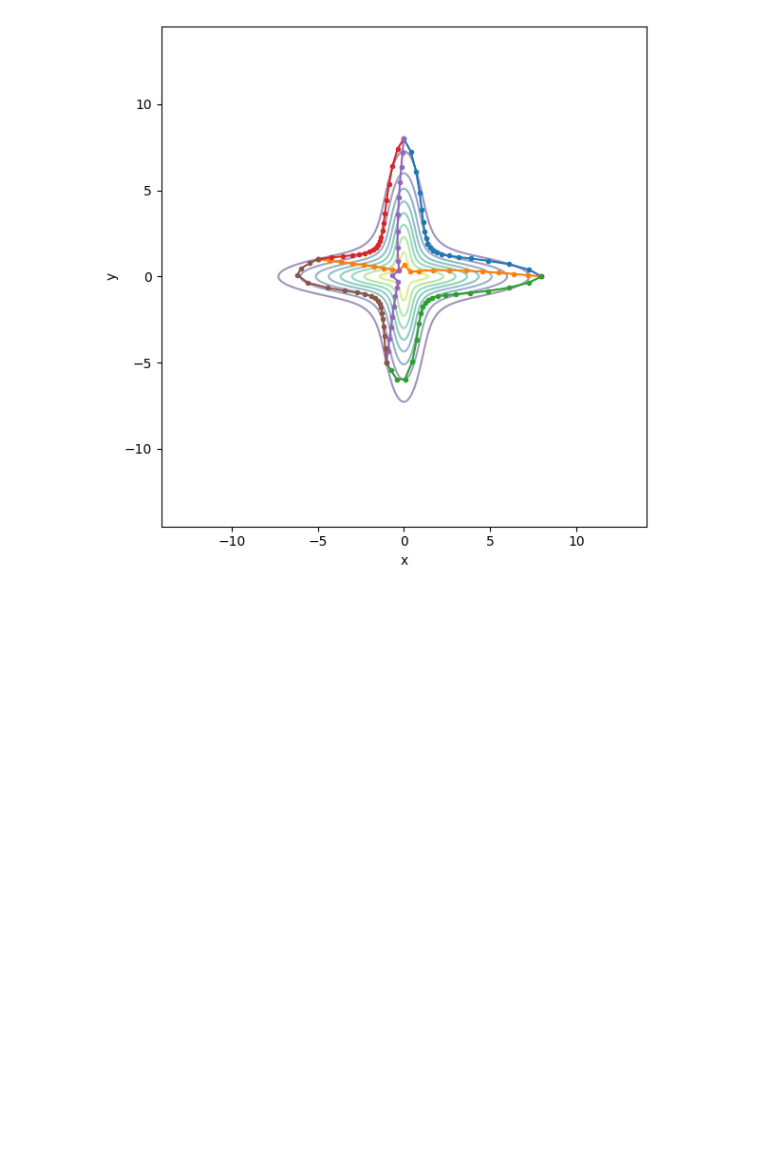
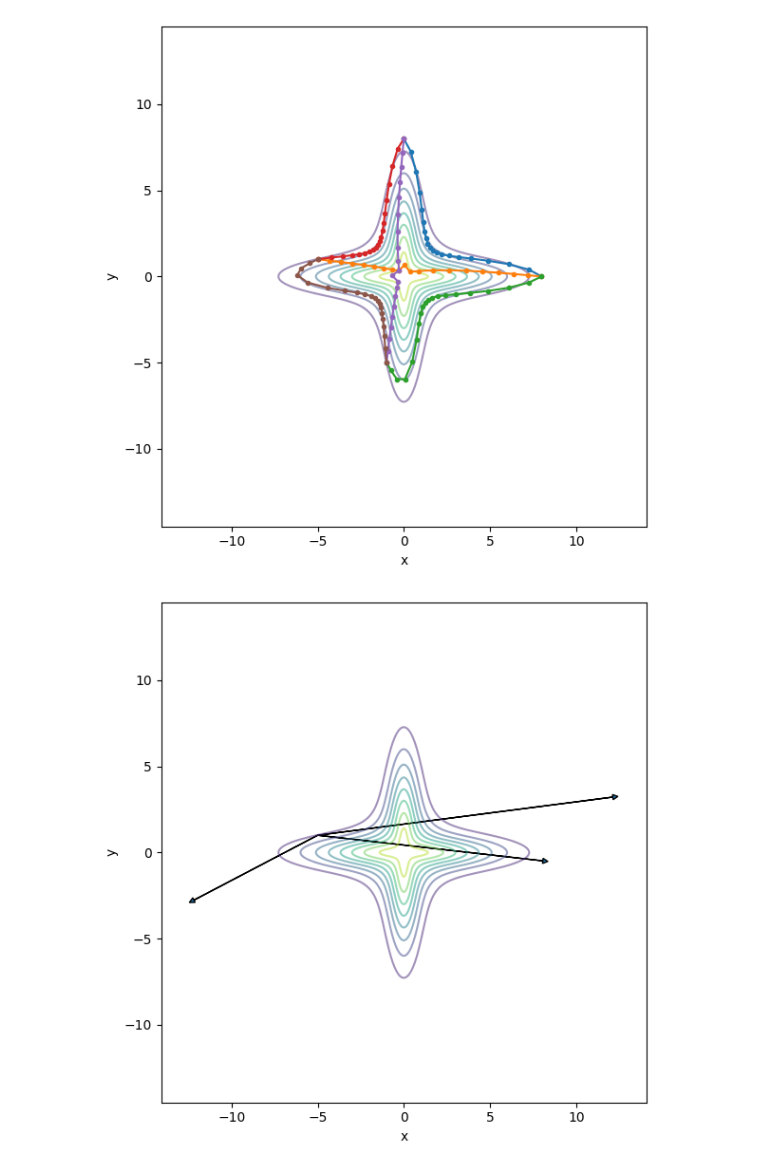
Before and after one commit to wdiepeveen/Riemannian-Archetypal-Analysis, a Jupyter notebook: bimodal_rho_test.ipynb, the cells around one changed output. Cells and saved outputs as stored; diff of their text form; code cells hidden in the pictures; blank space fills up the shorter version.

Commit message:
radial diffeo debugging

```diff
--- a/bimodal_rho_test.ipynb
+++ b/bimodal_rho_test.ipynb
@@ -84,8 +57,7 @@ print(f'Monte Carlo integral estimate: {mc_integral.item()}')
 Monte Carlo integral estimate: 0.9747768640518188
 # %%
 # Construct radial vector diffeomorphism
-from src.diffeomorphisms.vector.radial import RadialVectorDiffeomorphism
-radial_diffeo = RadialVectorDiffeomorphism(2, rho=dist.rho)
+radial_diffeo = StarGaussianVectorDiffeomorphism(dist)
 # %%
 # test forward and inverse
 x = torch.tensor([[8.0, 0.0], [0.0, 8.0], [-5.0, 1.0], [-1.0, -5.0]])
@@ -132,3 +104,19 @@ plt.tight_layout()
 plt.show()
 # %% [output]
 [figure]
+# %%
+# compute logs between the western most point and the other points
+logs = manifold.log(x[2][None,None], x[[0,1,3]][None])
+
+# quiver plot of the log vectors
+plt.figure(figsize=(6,6))
+plt.contour(X.numpy(), Y.numpy(), log_probs.numpy(), levels=10, cmap='viridis', alpha=0.5)
+for i in range(logs.shape[2]):
+    plt.arrow(x[2,0].item(), x[2,1].item(), logs[0,0,i,0].item(), logs[0,0,i,1].item(), head_width=0.3, head_length=0.3)
+plt.xlabel('x')
+plt.ylabel('y')
+plt.axis('equal')
+plt.tight_layout()
+plt.show()
+# %% [output]
+[figure, added]
```
Also changed, not shown: parts of 7 cells of this notebook, 8 other files.
